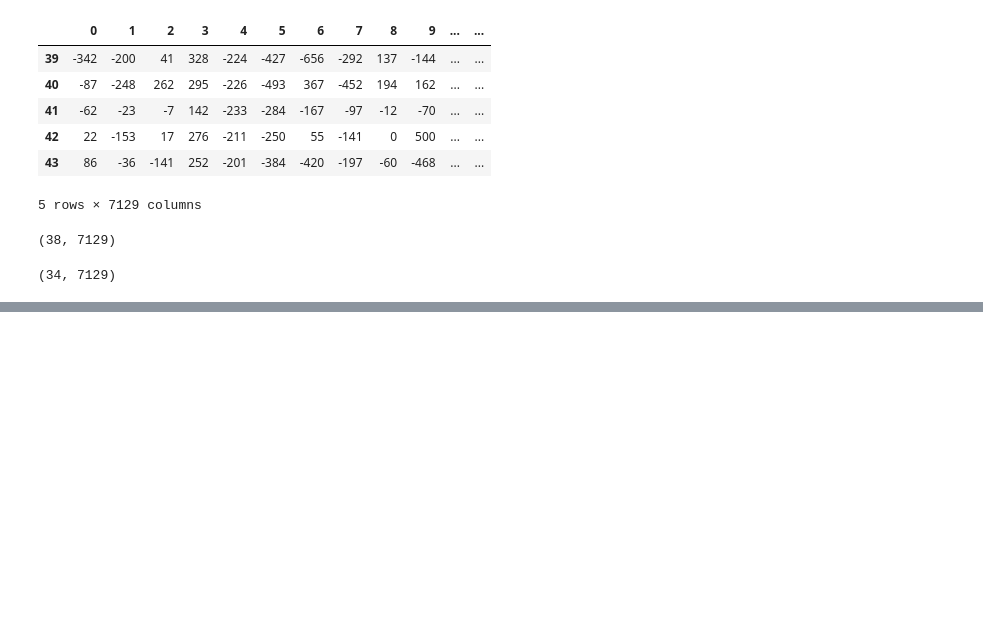
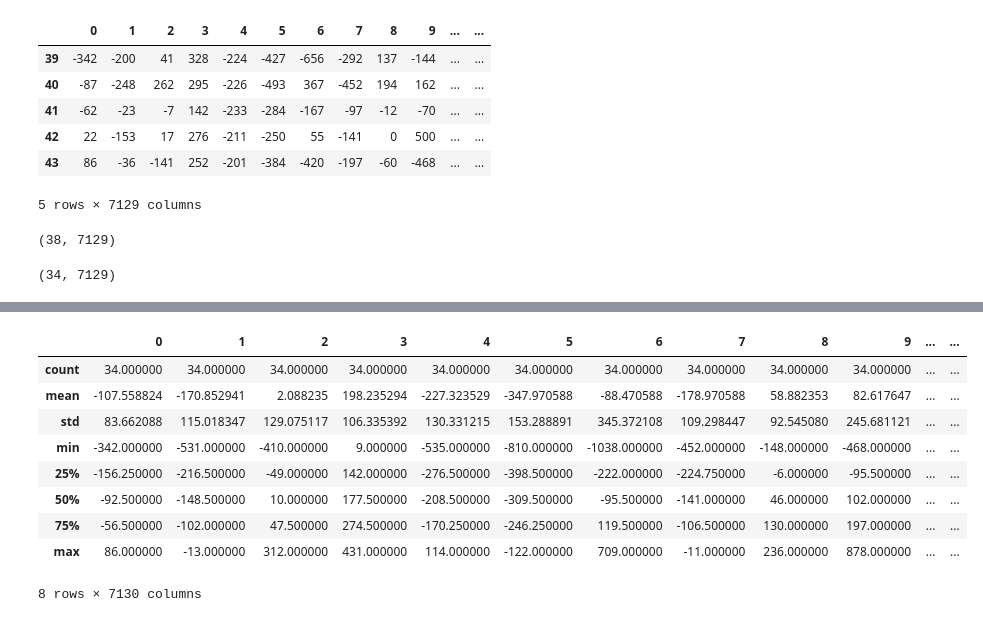
Before and after one commit to hnbnguyen/Classification-of-Cancer-Type, a Jupyter notebook: exploration.ipynb, the cells around one changed output, grey strips where cells are left out. Saved outputs shown, nothing was run; the diff lists cells and outputs as text; code cells hidden in the pictures; blank space fills up the shorter version.

```diff
--- a/exploration.ipynb
+++ b/exploration.ipynb
@@ -135,0 +129,9 @@ df_combined.tail()
+# %%
+# associate the test set to the labels
+cancer_col_test = df_actual.iloc[38:, 1]
+df_test = df_test.reset_index(drop = True)
+cancer_col_test = cancer_col_test.reset_index(drop = True)
+
+frames = [df_test, cancer_col_test]
+df_test = pd.concat(frames, axis = 1)
+df_test.shape
@@ -135,0 +165,13 @@ df_combined.tail()
+# %%
+df_test.describe()
+# %% [output]
+|  | 0 | 1 | 2 | 3 | 4 | 5 | 6 | 7 | 8 | 9 | ... | ... |
+| count | 34.000000 | 34.000000 | 34.000000 | 34.000000 | 34.000000 | 34.000000 | 34.000000 | 34.000000 | 34.000000 | 34.000000 | ... | ... |
+| mean | -107.558824 | -170.852941 | 2.088235 | 198.235294 | -227.323529 | -347.970588 | -88.470588 | -178.970588 | 58.882353 | 82.617647 | ... | ... |
+| std | 83.662088 | 115.018347 | 129.075117 | 106.335392 | 130.331215 | 153.288891 | 345.372108 | 109.298447 | 92.545080 | 245.681121 | ... | ... |
+| min | -342.000000 | -531.000000 | -410.000000 | 9.000000 | -535.000000 | -810.000000 | -1038.000000 | -452.000000 | -148.000000 | -468.000000 | ... | ... |
+| 25% | -156.250000 | -216.500000 | -49.000000 | 142.000000 | -276.500000 | -398.500000 | -222.000000 | -224.750000 | -6.000000 | -95.500000 | ... | ... |
+| 50% | -92.500000 | -148.500000 | 10.000000 | 177.500000 | -208.500000 | -309.500000 | -95.500000 | -141.000000 | 46.000000 | 102.000000 | ... | ... |
+| 75% | -56.500000 | -102.000000 | 47.500000 | 274.500000 | -170.250000 | -246.250000 | 119.500000 | -106.500000 | 130.000000 | 197.000000 | ... | ... |
+| max | 86.000000 | -13.000000 | 312.000000 | 431.000000 | 114.000000 | -122.000000 | 709.000000 | -11.000000 | 236.000000 | 878.000000 | ... | ... |
+8 rows × 7130 columns
```
Also changed, not shown: parts of 20 cells of this notebook.
